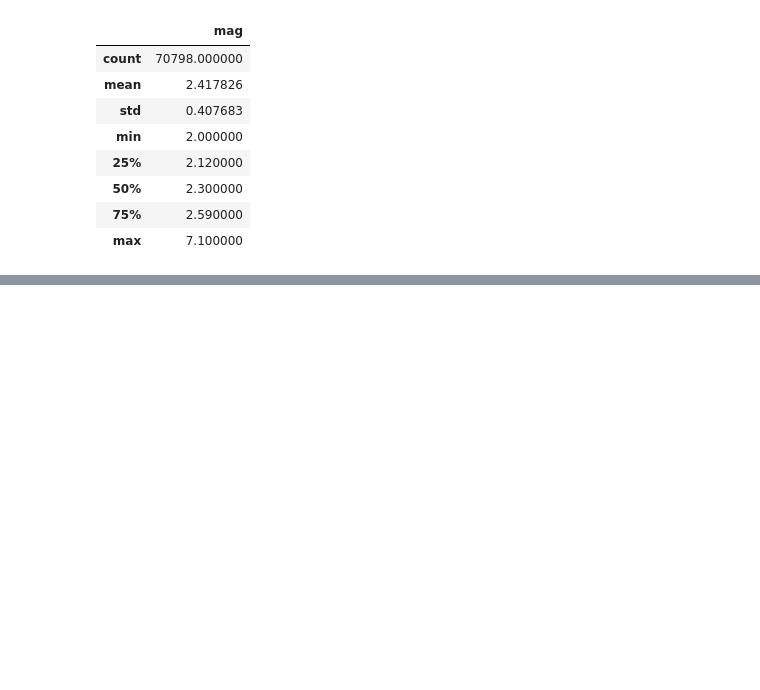
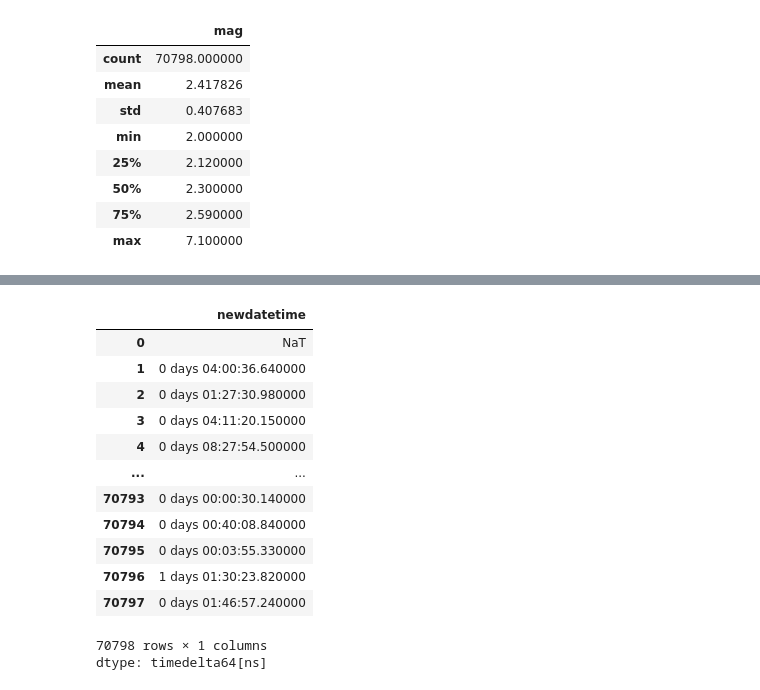
Before and after one commit to ashtonsouthwick/DSPS_ASouthwick, a Jupyter notebook: Labs/earthquake_data_munging.ipynb, the cells around one changed output, grey strips where cells are left out. Cells and saved outputs as stored; diff of their text form; code cells hidden in the pictures; blank space fills up the shorter version.

```diff
--- a/Labs/earthquake_data_munging.ipynb
+++ b/Labs/earthquake_data_munging.ipynb
@@ -73,0 +152,17 @@ earthquakes['newdate'] = earthquakes['date'].map(pd.to_datetime)
+# %%
+earthquakes['newdatetime'].diff() # check if ordered chronologically
+# %% [output]
+|  | newdatetime |
+| 0 | NaT |
+| 1 | 0 days 04:00:36.640000 |
+| 2 | 0 days 01:27:30.980000 |
+| 3 | 0 days 04:11:20.150000 |
+| 4 | 0 days 08:27:54.500000 |
+| ... | ... |
+| 70793 | 0 days 00:00:30.140000 |
+| 70794 | 0 days 00:40:08.840000 |
+| 70795 | 0 days 00:03:55.330000 |
+| 70796 | 1 days 01:30:23.820000 |
+| 70797 | 0 days 01:46:57.240000 |
+70798 rows × 1 columns
+dtype: timedelta64[ns]
```
Also changed, not shown: parts of 7 cells of this notebook.
